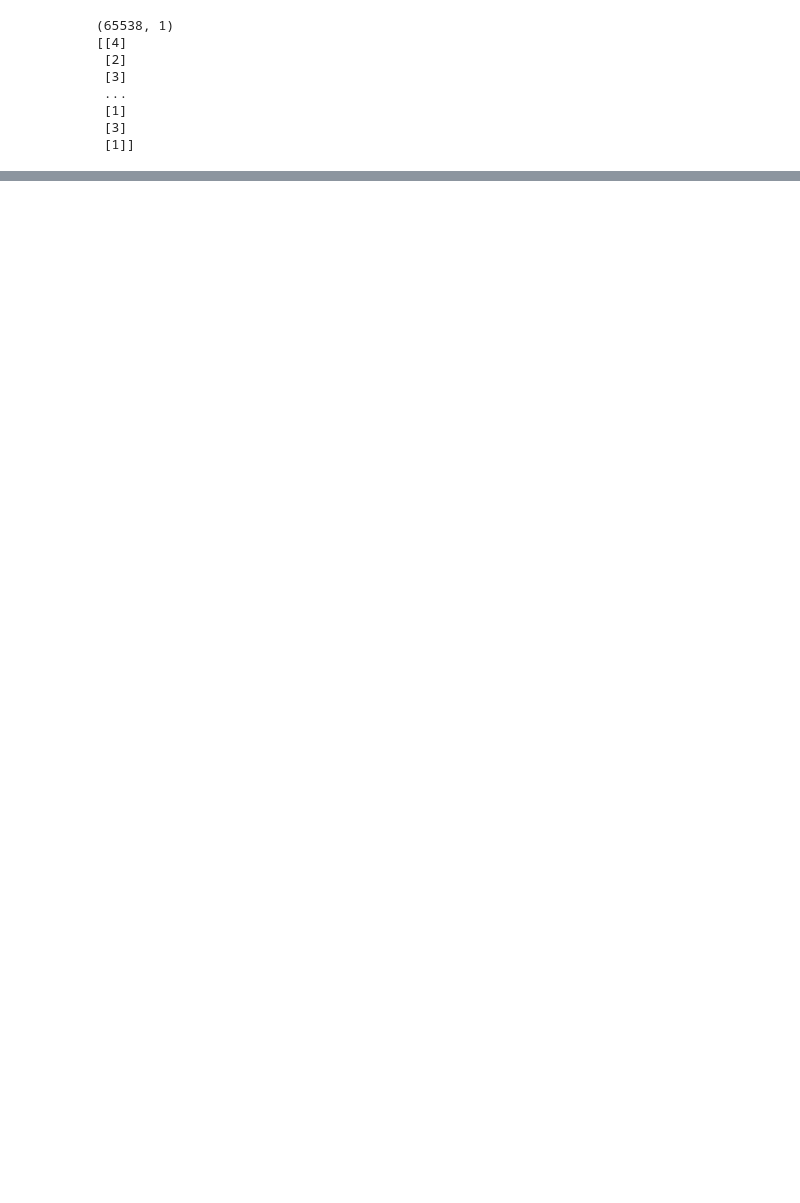
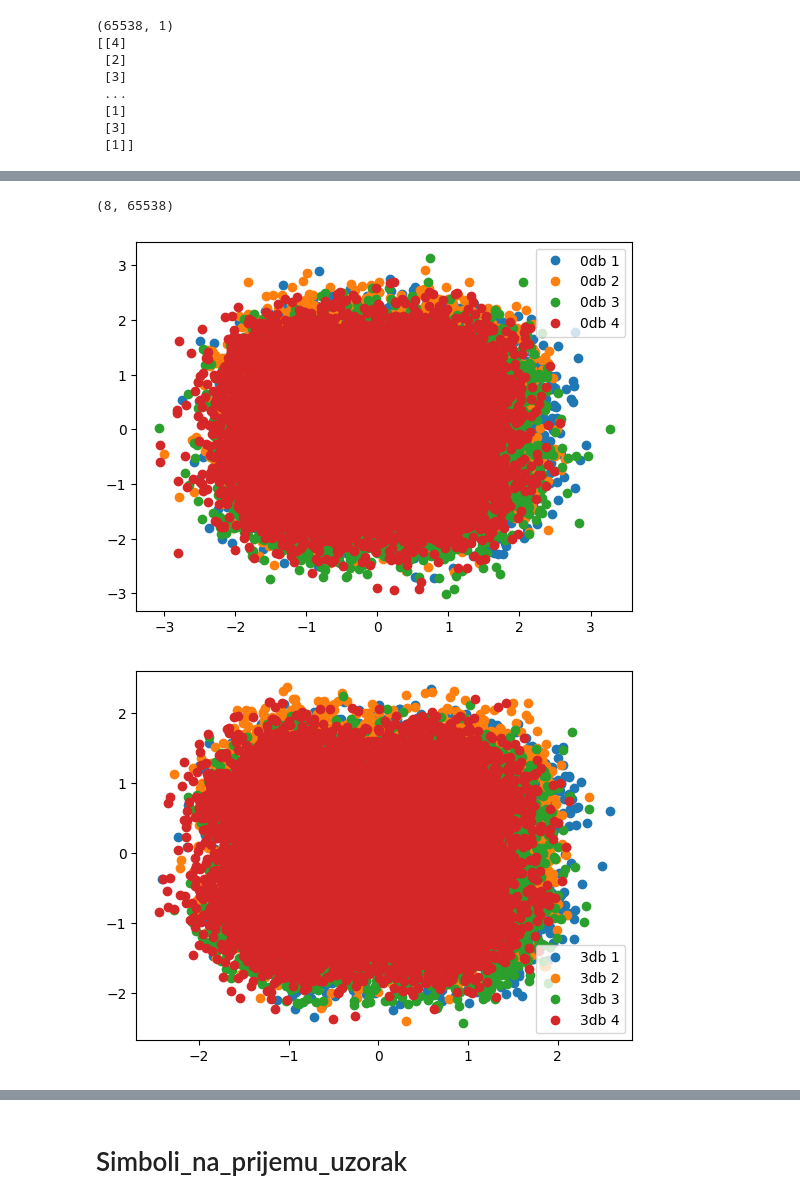
Before and after one commit to MatejaStojkovic/OTE_ETF_2023_project, a Jupyter notebook: src/notebook.ipynb, the cells around one changed output, grey strips where cells are left out. Cells and saved outputs as stored; diff of their text form; code cells hidden in the pictures; blank space fills up the shorter version.

```diff
--- a/src/notebook.ipynb
+++ b/src/notebook.ipynb
@@ -118,0 +142,12 @@ for symbol in unique_symbols:
+# %%
+print(Simboli_na_prijemu_multipath_uzorak.shape)
+for key in dbIds:
+    for symbol in unique_symbols:
+        primljeni_signal = (Simboli_na_prijemu_multipath_uzorak[dbIds[key]])[Labele_Redni_brojevi_simbola[dbIds[key]] == symbol].flatten()
+        plt.plot(primljeni_signal.real, primljeni_signal.imag, "o", label=f"{key} {symbol}")
+    plt.legend()
+    plt.show()
+# %% [output]
+(8, 65538)
+[figure, added]
+[figure, added]
@@ -119,3 +160,5 @@ for symbol in unique_symbols:
+# %% [markdown]
+# Simboli_na_prijemu_uzorak
 # %%
 for key in dbIds:
     primljeni_signal = Simboli_na_prijemu_uzorak[dbIds[key]]
```
Also changed, not shown: parts of 12 cells of this notebook.
